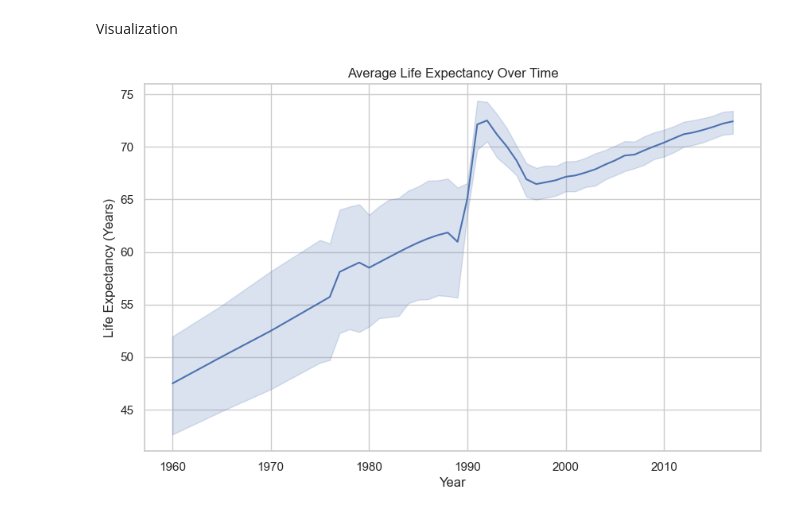
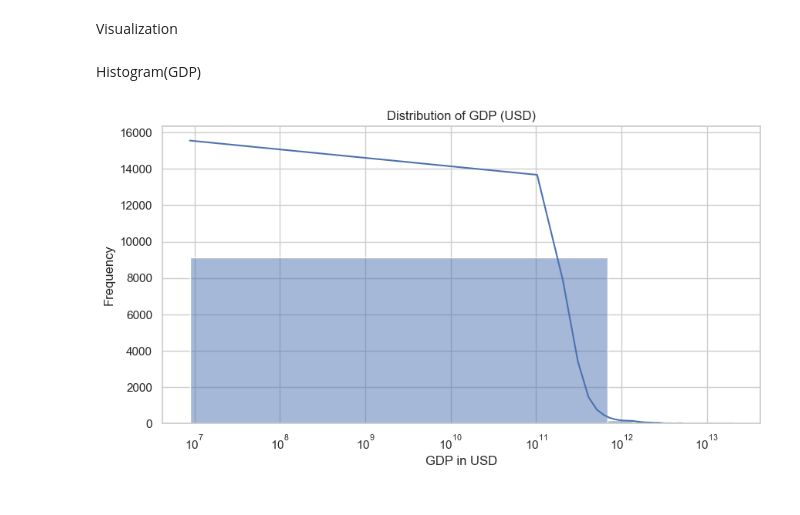
Before and after one commit to AkshatSahay72/worldbank-data-visualisation, a Jupyter notebook: main.ipynb, the cells around one changed output. Cells and saved outputs as stored; diff of their text form; code cells hidden in the pictures.

Commit message:
Visualisation

```diff
--- a/main.ipynb
+++ b/main.ipynb
@@ -71,12 +71,16 @@ clean_df[['GDP (USD)', 'Life expectancy at birth (years)', 'Individuals using th
 | max | 1.950000e+13 | 84.680500 | 100.000000 |
 # %% [markdown]
 Visualization
-# %%
-plt.figure(figsize=(10, 6))
-sns.lineplot(data=clean_df, x='Year', y='Life expectancy at birth (years)', estimator='mean')
-plt.title('Average Life Expectancy Over Time')
-plt.ylabel('Life Expectancy (Years)')
-plt.xlabel('Year')
-plt.show()
-# %% [output]
-[figure, removed]
+# %% [markdown]
+Histogram(GDP)
+# %%
+plt.figure(figsize=(10, 5))
+sns.histplot(df['GDP (USD)'], bins=30, kde=True)
+plt.title("Distribution of GDP (USD)")
+plt.xlabel("GDP in USD")
+plt.ylabel("Frequency")
+plt.xscale("log")
+plt.grid(True)
+plt.show()
+# %% [output]
+[figure, added]
```
Also changed, not shown: parts of 10 cells of this notebook.
